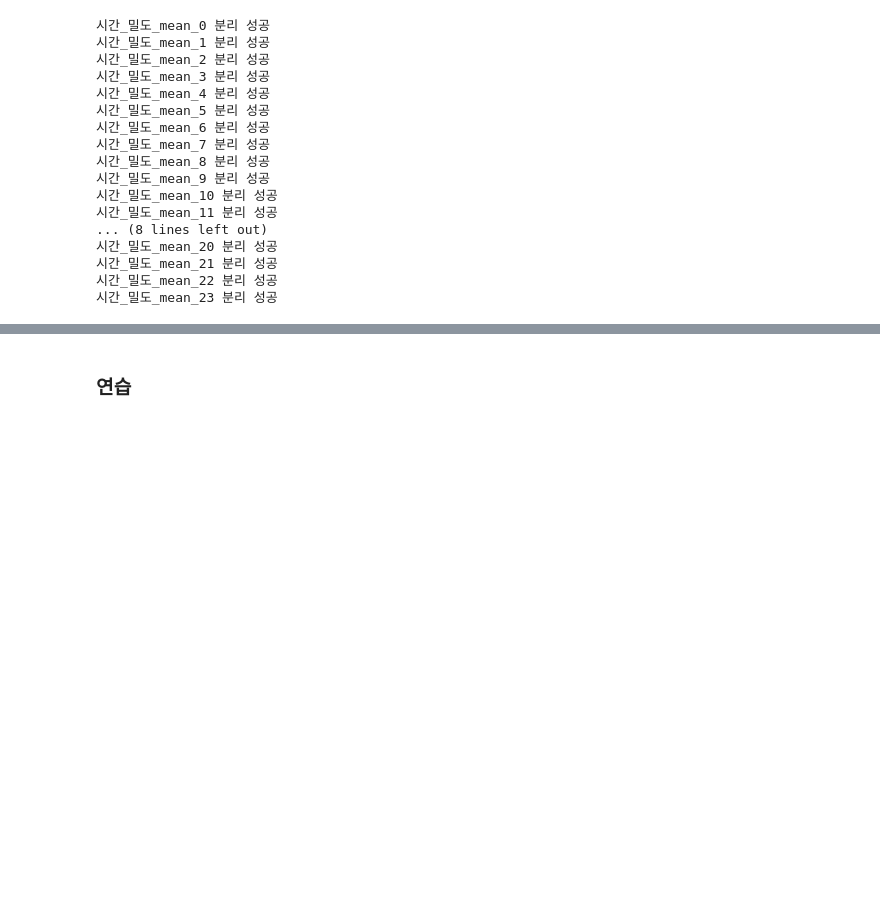
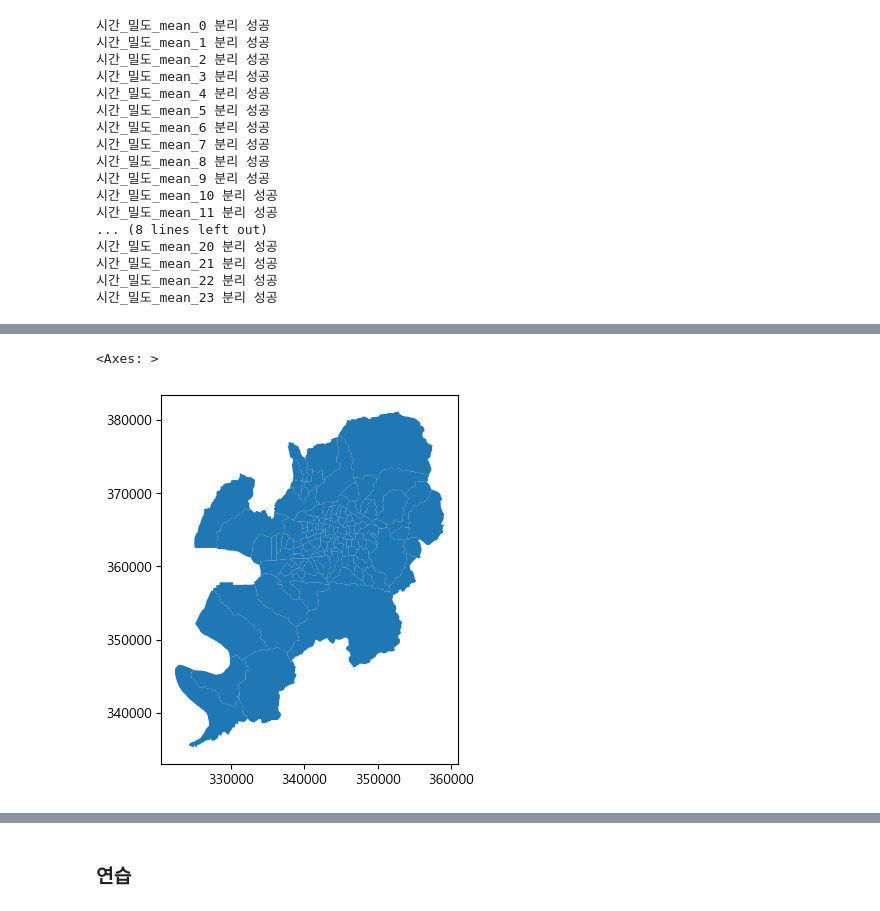
Before and after one commit to nyeokinyeoki/dacon_accident, a Jupyter notebook: accident.ipynb, the cells around one changed output, grey strips where cells are left out. Cells and saved outputs as stored; diff of their text form; code cells hidden in the pictures; blank space fills up the shorter version.

```diff
--- a/accident.ipynb
+++ b/accident.ipynb
@@ -1409,0 +1421,5 @@ coor_daegu.head()
+# %%
+coor_daegu.plot()
+# %% [output]
+<Axes: >
+[figure, added]
```
Also changed, not shown: parts of 12 cells of this notebook.
